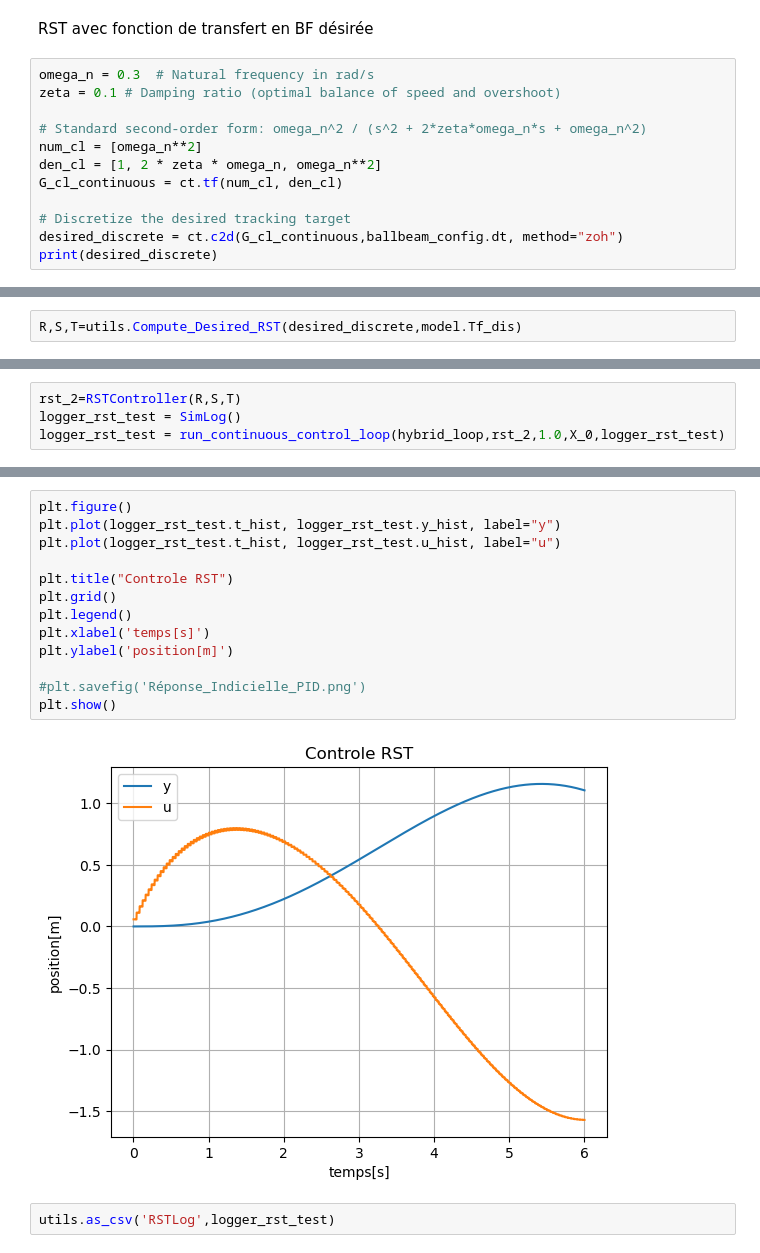
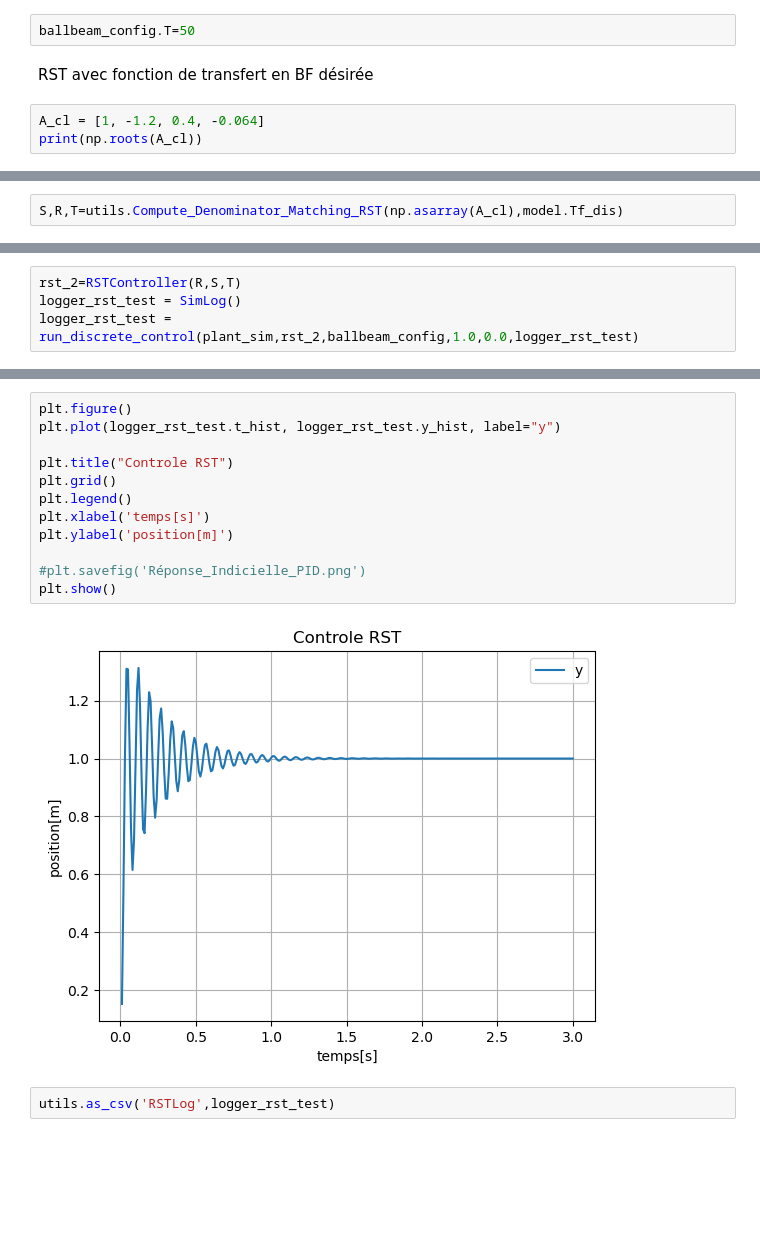
Before and after one commit to Bababoey123/PythonDiscreteControl, a Jupyter notebook: PythonDiscreteLib.ipynb, the cells around one changed output, grey strips where cells are left out. Saved outputs shown, nothing was run; the diff lists cells and outputs as text; blank space fills up the shorter version.

```diff
--- a/PythonDiscreteLib.ipynb
+++ b/PythonDiscreteLib.ipynb
@@ -316,15 +280,8 @@ plt.show()
+# %%
+ballbeam_config.T=50
 # %% [markdown]
 RST avec fonction de transfert en BF désirée
 # %%
-omega_n = 0.3  # Natural frequency in rad/s
-zeta = 0.1 # Damping ratio (optimal balance of speed and overshoot)
-
-# Standard second-order form: omega_n^2 / (s^2 + 2*zeta*omega_n*s + omega_n^2)
-num_cl = [omega_n**2]
-den_cl = [1, 2 * zeta * omega_n, omega_n**2]
-G_cl_continuous = ct.tf(num_cl, den_cl)
-
-# Discretize the desired tracking target
-desired_discrete = ct.c2d(G_cl_continuous,ballbeam_config.dt, method="zoh")
-print(desired_discrete)
+A_cl = [1, -1.2, 0.4, -0.064]
+print(np.roots(A_cl))
 # %% [output]
@@ -339,3 +289,3 @@ dt = 0.02
 # %%
-R,S,T=utils.Compute_Desired_RST(desired_discrete,model.Tf_dis)
+S,R,T=utils.Compute_Denominator_Matching_RST(np.asarray(A_cl),model.Tf_dis)
 # %% [output]
@@ -356,4 +309,4 @@ dt = 0.02
 # %%
 rst_2=RSTController(R,S,T)
 logger_rst_test = SimLog()
-logger_rst_test = run_continuous_control_loop(hybrid_loop,rst_2,1.0,X_0,logger_rst_test)
+logger_rst_test = run_discrete_control(plant_sim,rst_2,ballbeam_config,1.0,0.0,logger_rst_test)
@@ -378,18 +313,17 @@ u_k- -1.5715987726228697 y_k- 1.1091854237708223
 # %%
 plt.figure()
 plt.plot(logger_rst_test.t_hist, logger_rst_test.y_hist, label="y")
-plt.plot(logger_rst_test.t_hist, logger_rst_test.u_hist, label="u")
 
 plt.title("Controle RST")
 plt.grid()
 plt.legend()
 plt.xlabel('temps[s]')
 plt.ylabel('position[m]')
 
 #plt.savefig('Réponse_Indicielle_PID.png')
 plt.show()
 # %% [output]
-[figure, old version]
+[figure, new version]
 # %%
 utils.as_csv('RSTLog',logger_rst_test)
 # %%
```
Also changed, not shown: parts of 12 cells of this notebook, 7 other files.
